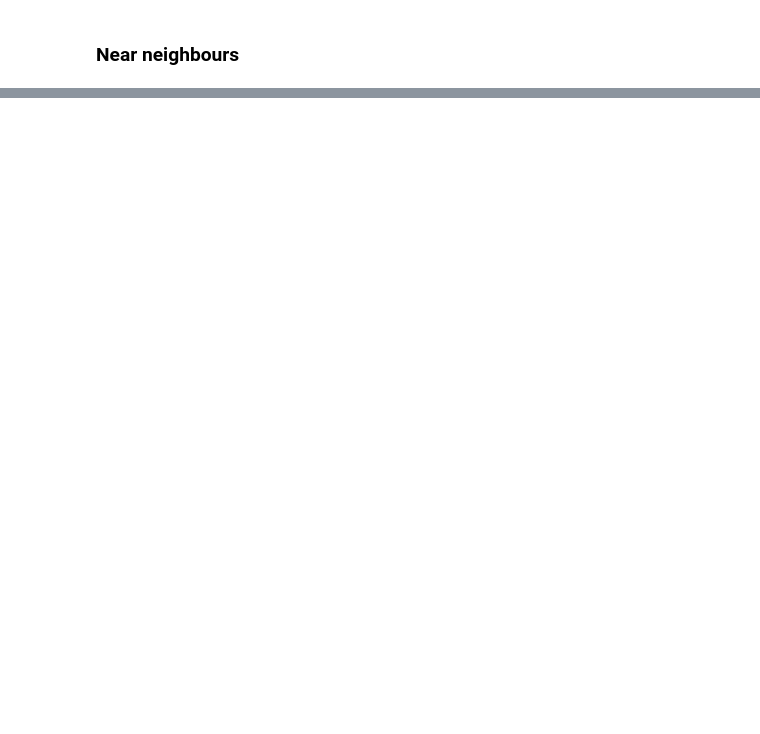
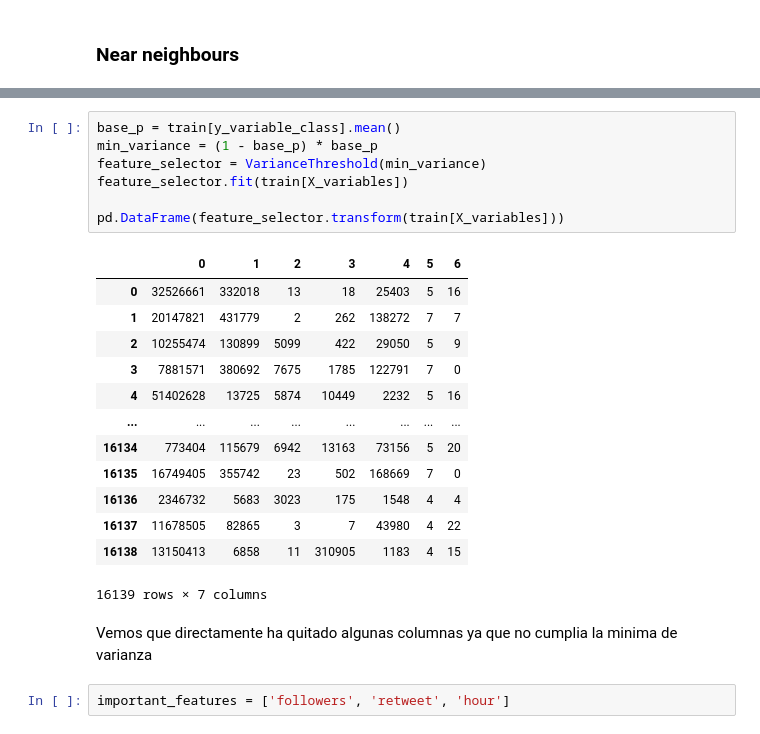
Before and after one commit to andreas-lloyd/course-data, a Jupyter notebook: twitter-exploration/supervised-ml-sklearn.ipynb, the cells around one changed output, grey strips where cells are left out. Cells and saved outputs as stored; diff of their text form; blank space fills up the shorter version.

```diff
--- a/twitter-exploration/supervised-ml-sklearn.ipynb
+++ b/twitter-exploration/supervised-ml-sklearn.ipynb
@@ -678,0 +1364,25 @@ So we can see that while the original prediction wasn't so useful, the probabili
+# %%
+base_p = train[y_variable_class].mean()
+min_variance = (1 - base_p) * base_p
+feature_selector = VarianceThreshold(min_variance)
+feature_selector.fit(train[X_variables])
+
+pd.DataFrame(feature_selector.transform(train[X_variables]))
+# %% [output]
+|  | 0 | 1 | 2 | 3 | 4 | 5 | 6 |
+| 0 | 32526661 | 332018 | 13 | 18 | 25403 | 5 | 16 |
+| 1 | 20147821 | 431779 | 2 | 262 | 138272 | 7 | 7 |
+| 2 | 10255474 | 130899 | 5099 | 422 | 29050 | 5 | 9 |
+| 3 | 7881571 | 380692 | 7675 | 1785 | 122791 | 7 | 0 |
+| 4 | 51402628 | 13725 | 5874 | 10449 | 2232 | 5 | 16 |
+| ... | ... | ... | ... | ... | ... | ... | ... |
+| 16134 | 773404 | 115679 | 6942 | 13163 | 73156 | 5 | 20 |
+| 16135 | 16749405 | 355742 | 23 | 502 | 168669 | 7 | 0 |
+| 16136 | 2346732 | 5683 | 3023 | 175 | 1548 | 4 | 4 |
+| 16137 | 11678505 | 82865 | 3 | 7 | 43980 | 4 | 22 |
+| 16138 | 13150413 | 6858 | 11 | 310905 | 1183 | 4 | 15 |
+16139 rows × 7 columns
+# %% [markdown]
+Vemos que directamente ha quitado algunas columnas ya que no cumplia la minima de varianza
+# %%
+important_features = ['followers', 'retweet', 'hour']
```
Also changed, not shown: parts of 114 cells of this notebook, 2 other files.
